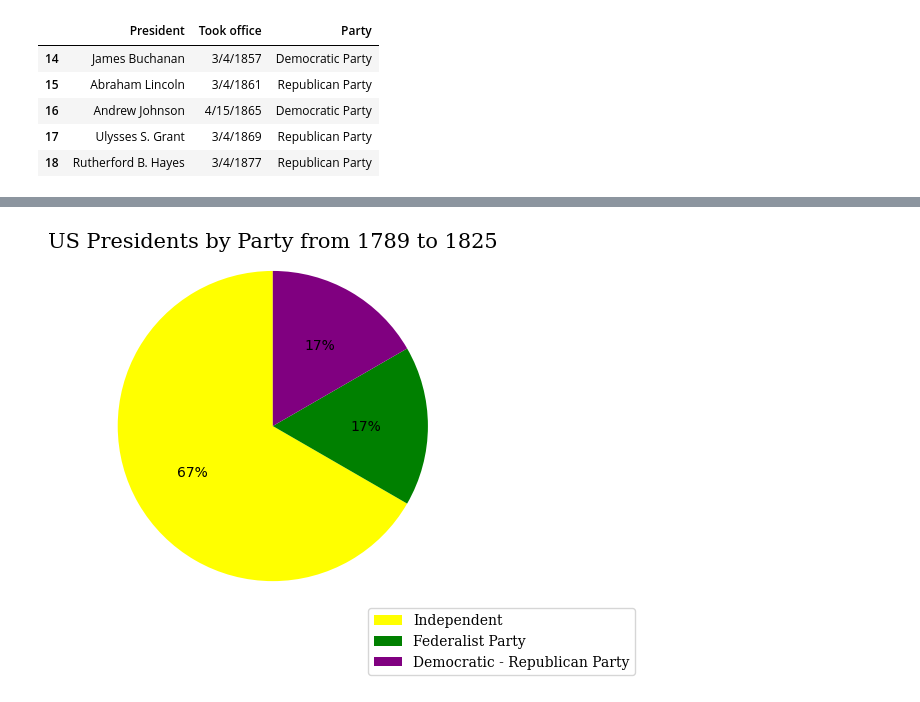
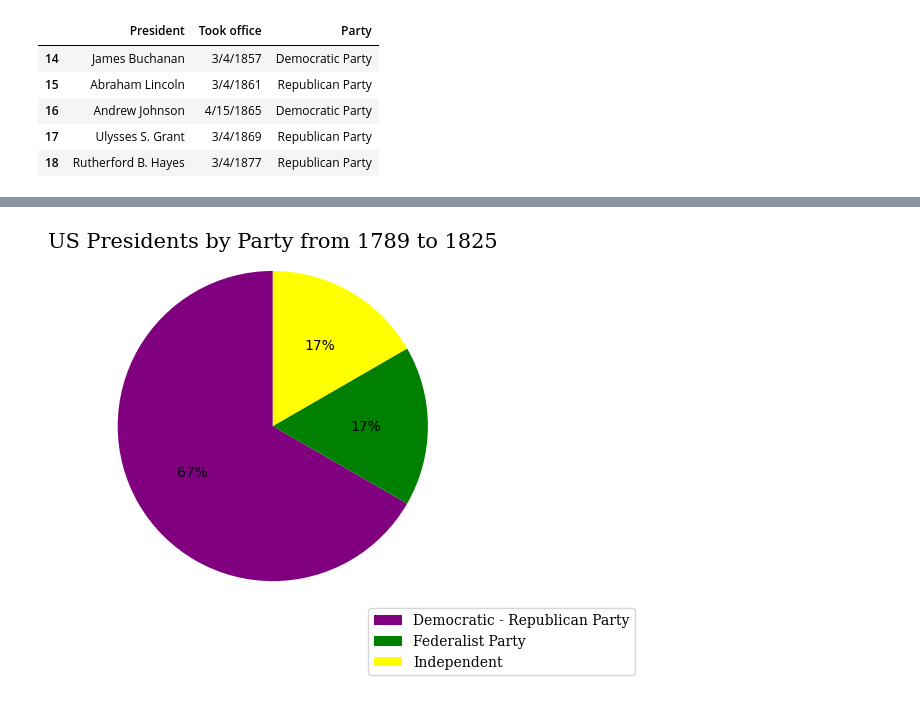
Before and after one commit to enocksegawa/Data-Visualisation, a Jupyter notebook: US_presidents_(GitHub).ipynb, the cells around one changed output, grey strips where cells are left out. Saved outputs shown, nothing was run; the diff lists cells and outputs as text; code cells hidden in the pictures.

```diff
--- a/US_presidents_(GitHub).ipynb
+++ b/US_presidents_(GitHub).ipynb
@@ -402,12 +423,12 @@ us_presidents[['President','Took office','Party']][republican_timeline].head()
 # %%
-plt.pie(us_presidents['Party'][federalist_timeline].value_counts(), autopct='%1.0f%%', startangle=90, colors=['yellow','green','purple'])
+plt.pie(us_presidents['Party'][federalist_timeline].value_counts(), autopct='%1.0f%%', startangle=90, colors=['purple', 'green', 'yellow'])
 plt.axis('equal')  # Equal aspect ratio ensures the pie chart is circular.
 
 # Create a new font dictionary without 'color'
 font1_no_color = {'family':'serif','size':10}
 # Position the legend to the lower right of the plot
-plt.legend(us_presidents['Party'][federalist_timeline].unique(), loc='lower right', bbox_to_anchor=(1.5,-0.25), prop=font1_no_color, labelcolor='black')
+plt.legend(labels=['Democratic - Republican Party', 'Federalist Party','Independent'], loc='lower right', bbox_to_anchor=(1.5,-0.25), prop=font1_no_color, labelcolor='black')
 plt.title('US Presidents by Party from 1789 to 1825', fontdict=font1)
 plt.tight_layout()
 # %% [output]
-[figure, old version]
+[figure, new version]
```
Also changed, not shown: parts of 8 cells of this notebook.
